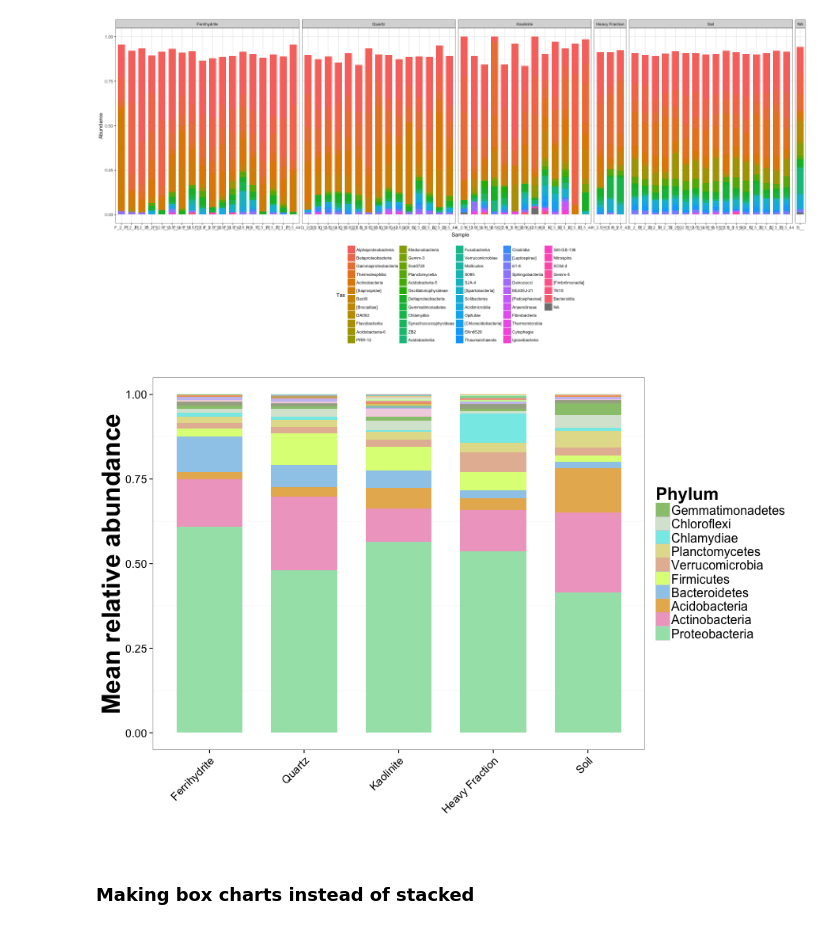
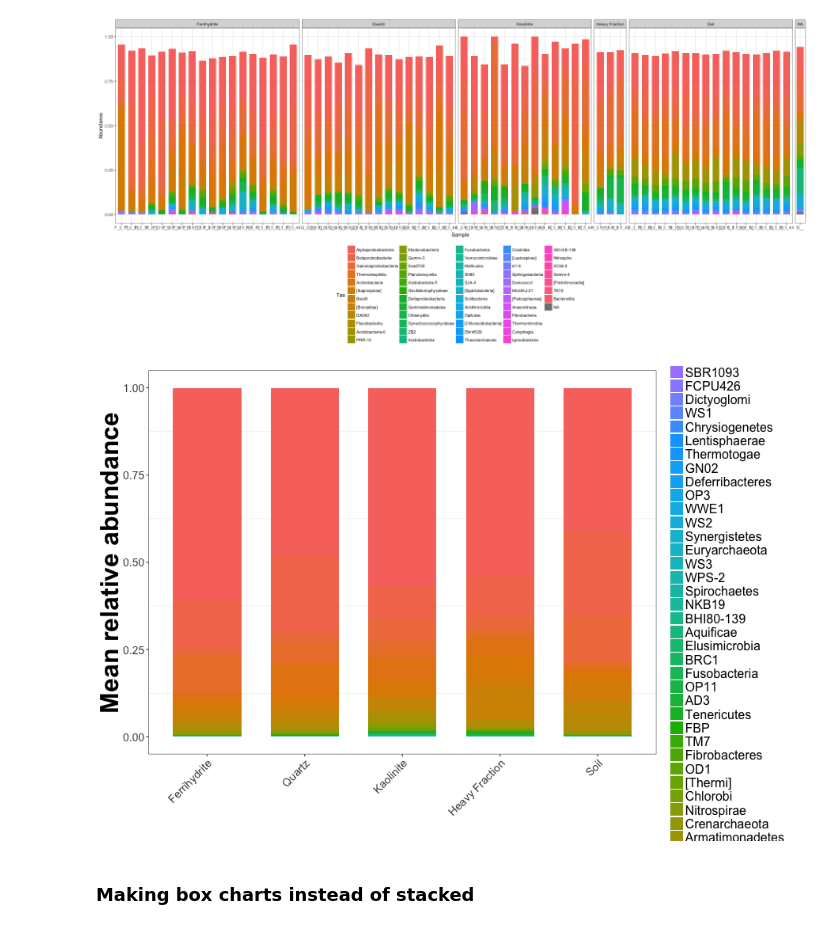
Before and after one commit to TheaWhitman/Mineral16S, a Jupyter notebook: manuscript_figures/Stacked_Bar.ipynb, the cells around one changed output. Saved outputs shown, nothing was run; the diff lists cells and outputs as text; code cells hidden in the pictures.

```diff
--- a/manuscript_figures/Stacked_Bar.ipynb
+++ b/manuscript_figures/Stacked_Bar.ipynb
@@ -122,38 +155,38 @@ d.plot$Trtmt = ordered(d.plot$Trtmt, levels = c("Ferrihydrite", "Quartz", "Kaoli
 d.plot<-d.plot[with(d.plot, order( Trtmt, Tax)),]
 # Sort the whole dataframe by this phylum order
 
-scheme <- iwanthue()
-colors = scheme$hex(length(unique(d.plot$Tax)), color_space = hcl_presets$pastel)
+#scheme <- iwanthue()
+#colors = scheme$hex(length(unique(d.plot$Tax)), color_space = hcl_presets$pastel)
 
 p = ggplot(d.plot, aes(x = Trtmt, y = Abundance, fill = Tax))
 
 #p = p + facet_grid(. ~Trtmt, scales = "free_x", space = "free")
 
 N=10
 Phyla=factor(d.plot$Tax, d.plot[order(-d.plot$Abundance),]$Tax)[1:N]
-p = p + scale_fill_manual(values = colors, breaks = Phyla)
+#p = p + scale_fill_manual(values = colors, breaks = Phyla)
 
 p = p + geom_bar(stat = "identity", width = 0.70)
 
 p = p + guides(fill = guide_legend(ncol = 1, title = "Phylum", reverse="TRUE"))
 
 #p = p + theme(axis.text.y=theme_text(angle=-90))
 
 p = p + ylab("Mean relative abundance") + xlab("")
 
 p = p + theme_bw()
 
 p = p + theme(axis.text.x = element_text(size = 14, angle = 45, hjust=1),
               axis.text.y = element_text(size = 14),
               axis.title.x = element_text(size = 28),
               axis.title.y = element_text(size = 32,vjust=1,face='bold'),
               legend.title = element_text(size=22),
               legend.text = element_text(size = 16))
 
 p = p + theme(legend.position="right", panel.grid.major= element_blank())
 
 p
 # %% [output]
-[figure, old version]
+[figure, new version]
 # %%
 %%R
```
Also changed, not shown: parts of 15 cells of this notebook, 8 other files.
